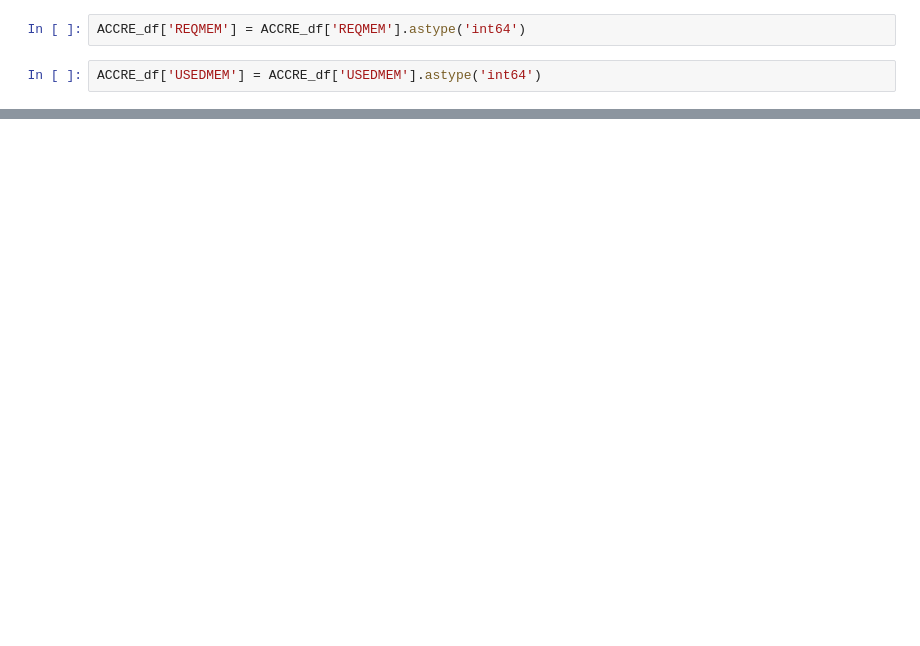
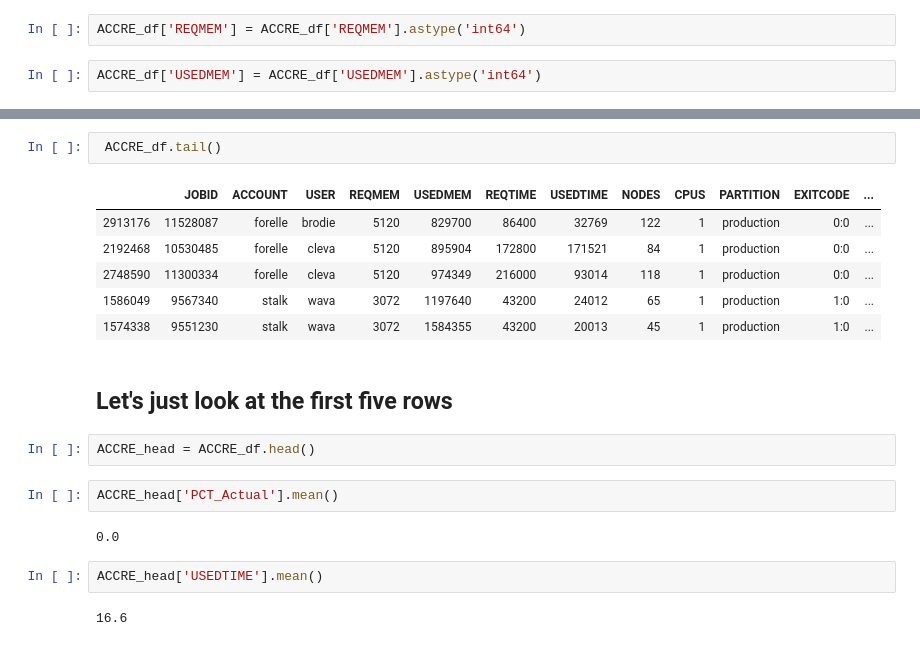
Before and after one commit to Barrett-Rogers/dq2-accre-porcupines, a Jupyter notebook: ACCRE_notebook.ipynb, the cells around one changed output, grey strips where cells are left out. Cells and saved outputs as stored; diff of their text form; blank space fills up the shorter version.

```diff
--- a/ACCRE_notebook.ipynb
+++ b/ACCRE_notebook.ipynb
@@ -417,0 +429,21 @@ ACCRE_df.head()
+# %%
+ ACCRE_df.tail()
+# %% [output]
+|  | JOBID | ACCOUNT | USER | REQMEM | USEDMEM | REQTIME | USEDTIME | NODES | CPUS | PARTITION | EXITCODE | ... |
+| 2913176 | 11528087 | forelle | brodie | 5120 | 829700 | 86400 | 32769 | 122 | 1 | production | 0:0 | ... |
+| 2192468 | 10530485 | forelle | cleva | 5120 | 895904 | 172800 | 171521 | 84 | 1 | production | 0:0 | ... |
+| 2748590 | 11300334 | forelle | cleva | 5120 | 974349 | 216000 | 93014 | 118 | 1 | production | 0:0 | ... |
+| 1586049 | 9567340 | stalk | wava | 3072 | 1197640 | 43200 | 24012 | 65 | 1 | production | 1:0 | ... |
+| 1574338 | 9551230 | stalk | wava | 3072 | 1584355 | 43200 | 20013 | 45 | 1 | production | 1:0 | ... |
+# %% [markdown]
+## Let's just look at the first five rows
+# %%
+ACCRE_head = ACCRE_df.head()
+# %%
+ACCRE_head['PCT_Actual'].mean()
+# %% [output]
+0.0
+# %%
+ACCRE_head['USEDTIME'].mean()
+# %% [output]
+16.6
```
Also changed, not shown: parts of 21 cells of this notebook.
